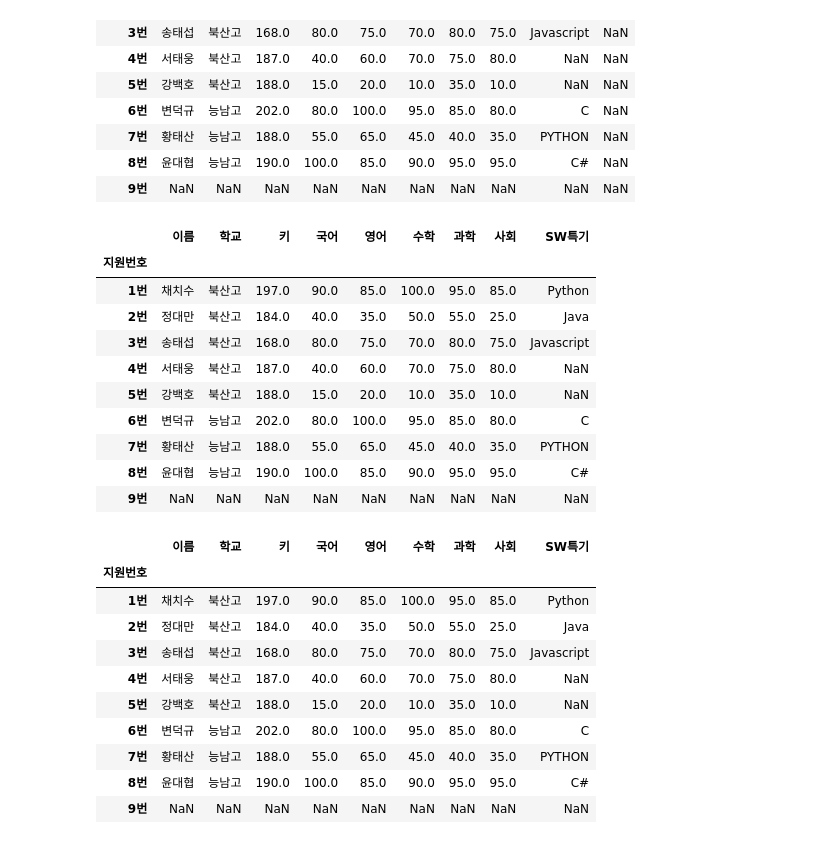
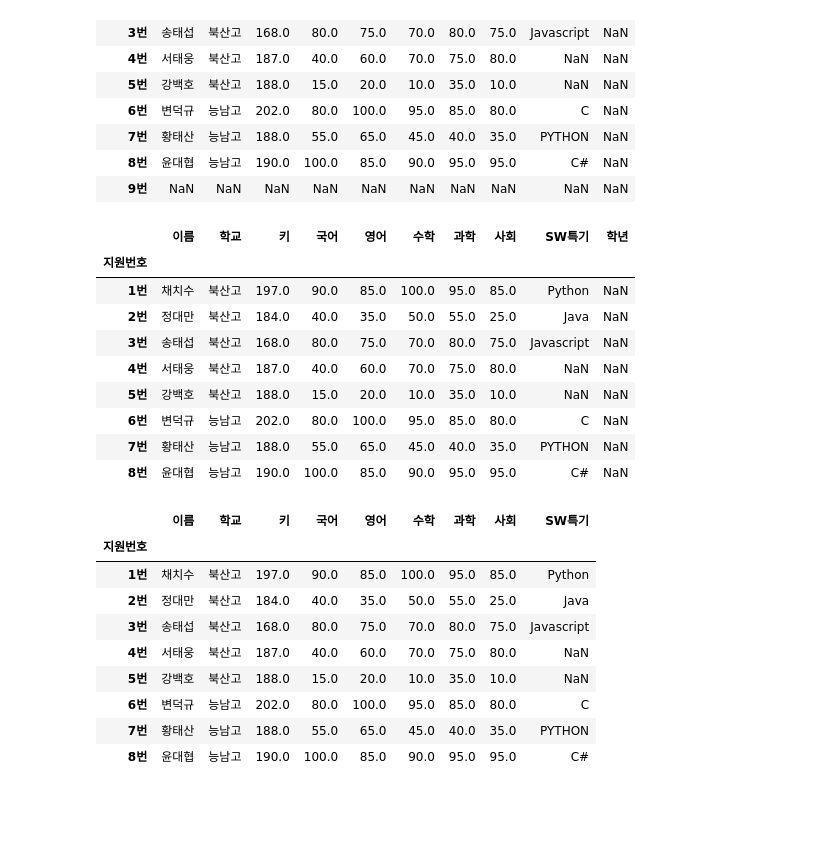
Before and after one commit to helen-cho/data, a Jupyter notebook: python/데이터분석/10.결측치.ipynb, the cells around one changed output. Saved outputs shown, nothing was run; the diff lists cells and outputs as text; code cells hidden in the pictures; blank space fills up the shorter version.

```diff
--- a/python/데이터분석/10.결측치.ipynb
+++ b/python/데이터분석/10.결측치.ipynb
@@ -270,3 +239,6 @@ df.dropna(axis='columns')
 | 6번 | 변덕규 | 능남고 | 202 | 80 | 100 | 95 | 85 | 80 |
 | 7번 | 황태산 | 능남고 | 188 | 55 | 65 | 45 | 40 | 35 |
 | 8번 | 윤대협 | 능남고 | 190 | 100 | 85 | 90 | 95 | 95 |
+# %%
+df = pd.read_csv('data/score.csv', index_col='지원번호')
+df
@@ -302,19 +285,19 @@ df
 | 8번 | 윤대협 | 능남고 | 190.0 | 100.0 | 85.0 | 90.0 | 95.0 | 95.0 | C# | NaN |
 | 9번 | NaN | NaN | NaN | NaN | NaN | NaN | NaN | NaN | NaN | NaN |
 # %%
-df.dropna(axis='columns', how='all')
+df.dropna(axis='index', how='all', inplace=True)
+df
 # %% [output]
-|  | 이름 | 학교 | 키 | 국어 | 영어 | 수학 | 과학 | 사회 | SW특기 |
-| 지원번호 |  |  |  |  |  |  |  |  |  |
-| 1번 | 채치수 | 북산고 | 197.0 | 90.0 | 85.0 | 100.0 | 95.0 | 85.0 | Python |
-| 2번 | 정대만 | 북산고 | 184.0 | 40.0 | 35.0 | 50.0 | 55.0 | 25.0 | Java |
-| 3번 | 송태섭 | 북산고 | 168.0 | 80.0 | 75.0 | 70.0 | 80.0 | 75.0 | Javascript |
-| 4번 | 서태웅 | 북산고 | 187.0 | 40.0 | 60.0 | 70.0 | 75.0 | 80.0 | NaN |
-| 5번 | 강백호 | 북산고 | 188.0 | 15.0 | 20.0 | 10.0 | 35.0 | 10.0 | NaN |
-| 6번 | 변덕규 | 능남고 | 202.0 | 80.0 | 100.0 | 95.0 | 85.0 | 80.0 | C |
-| 7번 | 황태산 | 능남고 | 188.0 | 55.0 | 65.0 | 45.0 | 40.0 | 35.0 | PYTHON |
-| 8번 | 윤대협 | 능남고 | 190.0 | 100.0 | 85.0 | 90.0 | 95.0 | 95.0 | C# |
-| 9번 | NaN | NaN | NaN | NaN | NaN | NaN | NaN | NaN | NaN |
+|  | 이름 | 학교 | 키 | 국어 | 영어 | 수학 | 과학 | 사회 | SW특기 | 학년 |
+| 지원번호 |  |  |  |  |  |  |  |  |  |  |
+| 1번 | 채치수 | 북산고 | 197.0 | 90.0 | 85.0 | 100.0 | 95.0 | 85.0 | Python | NaN |
+| 2번 | 정대만 | 북산고 | 184.0 | 40.0 | 35.0 | 50.0 | 55.0 | 25.0 | Java | NaN |
+| 3번 | 송태섭 | 북산고 | 168.0 | 80.0 | 75.0 | 70.0 | 80.0 | 75.0 | Javascript | NaN |
+| 4번 | 서태웅 | 북산고 | 187.0 | 40.0 | 60.0 | 70.0 | 75.0 | 80.0 | NaN | NaN |
+| 5번 | 강백호 | 북산고 | 188.0 | 15.0 | 20.0 | 10.0 | 35.0 | 10.0 | NaN | NaN |
+| 6번 | 변덕규 | 능남고 | 202.0 | 80.0 | 100.0 | 95.0 | 85.0 | 80.0 | C | NaN |
+| 7번 | 황태산 | 능남고 | 188.0 | 55.0 | 65.0 | 45.0 | 40.0 | 35.0 | PYTHON | NaN |
+| 8번 | 윤대협 | 능남고 | 190.0 | 100.0 | 85.0 | 90.0 | 95.0 | 95.0 | C# | NaN |
 # %%
 df.dropna(axis='columns', how='all', inplace=True)
 df
@@ -329,4 +312,3 @@ df
 | 6번 | 변덕규 | 능남고 | 202.0 | 80.0 | 100.0 | 95.0 | 85.0 | 80.0 | C |
 | 7번 | 황태산 | 능남고 | 188.0 | 55.0 | 65.0 | 45.0 | 40.0 | 35.0 | PYTHON |
 | 8번 | 윤대협 | 능남고 | 190.0 | 100.0 | 85.0 | 90.0 | 95.0 | 95.0 | C# |
-| 9번 | NaN | NaN | NaN | NaN | NaN | NaN | NaN | NaN | NaN |
```
Also changed, not shown: parts of 9 cells of this notebook, 10 other files.
